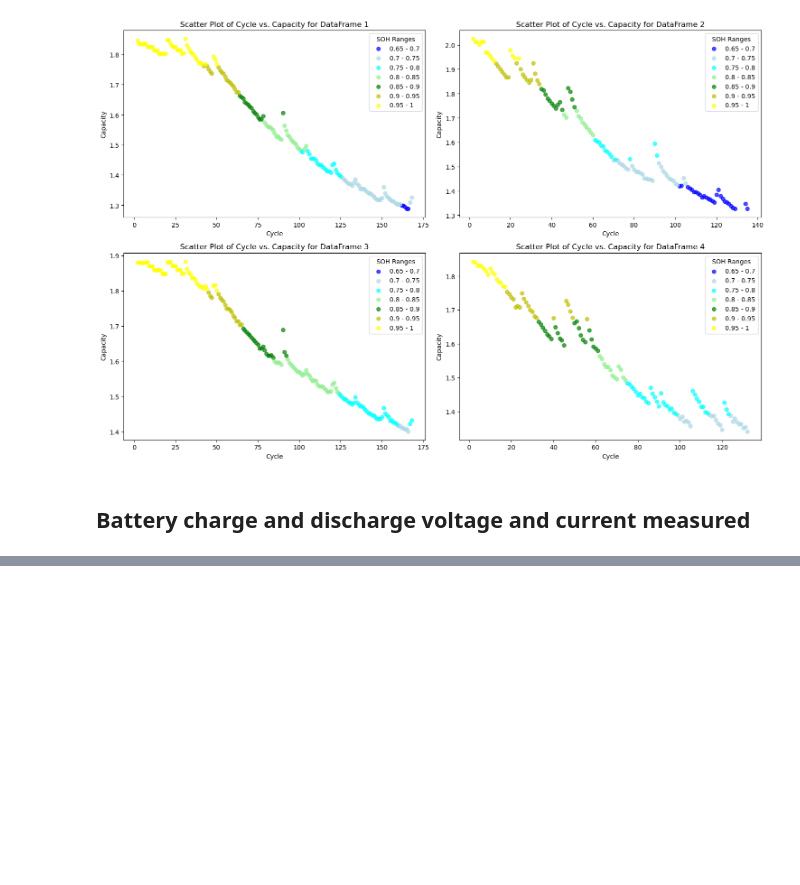
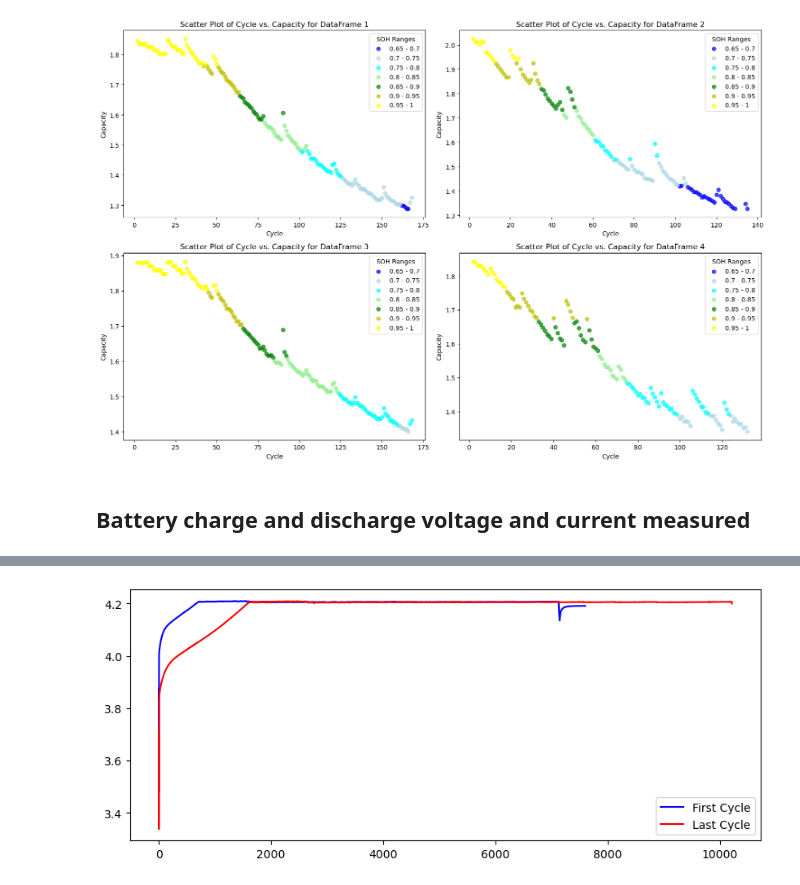
Before and after one commit to RomanShrestha07/CPSC_4830_Group_Project, a Jupyter notebook: Group_Project.ipynb, the cells around one changed output, grey strips where cells are left out. Drawn from its saved outputs; the diff is of its cells as text; code cells hidden in the pictures; blank space fills up the shorter version.

```diff
--- a/Group_Project.ipynb
+++ b/Group_Project.ipynb
@@ -520,0 +518,4 @@ get_current_plot('B0005', 'discharge')
+# %%
+get_first_last_voltage_plot('B0005', 'charge', 'voltage', (1, 169))
+# %% [output]
+[figure, added]
```
Also changed, not shown: parts of 10 cells of this notebook.
